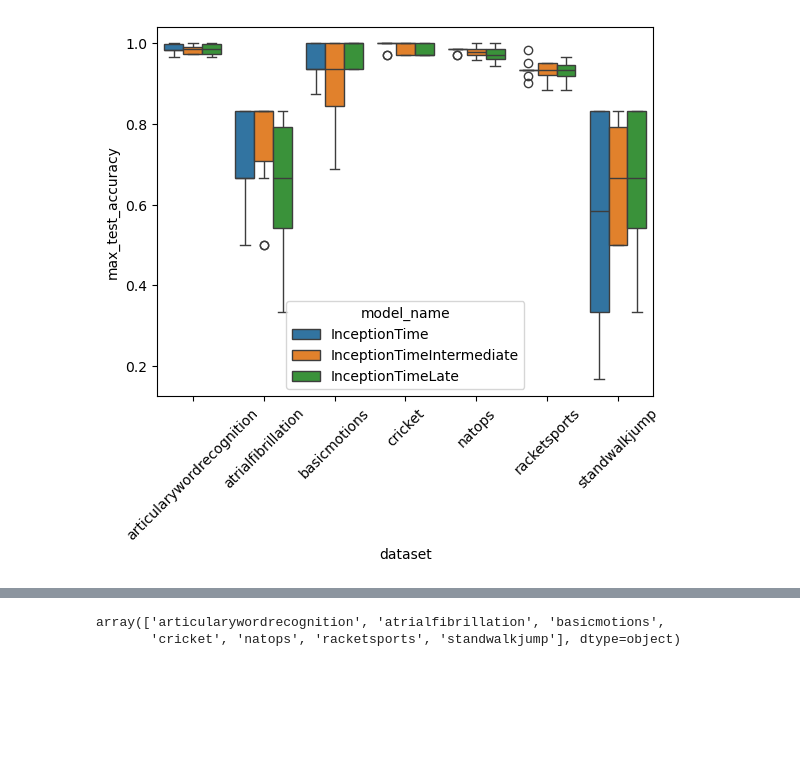
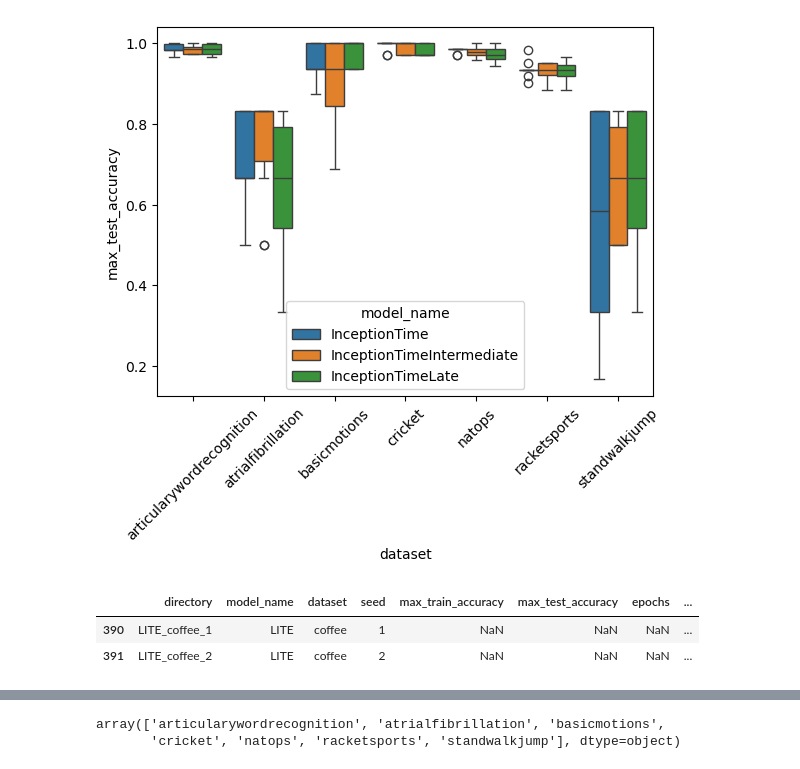
Before and after one commit to samuelthomaz7/multimodal_time_series_classification, a Jupyter notebook: test_notebook.ipynb, the cells around one changed output, grey strips where cells are left out. Cells and saved outputs as stored; diff of their text form; code cells hidden in the pictures; blank space fills up the shorter version.

```diff
--- a/test_notebook.ipynb
+++ b/test_notebook.ipynb
@@ -113,6 +113,12 @@ Try using .loc[row_indexer,col_indexer] = value instead
 See the caveats in the documentation: https://pandas.pydata.org/pandas-docs/stable/user_guide/indexing.html#returning-a-view-versus-a-copy
   used_data['model_name'] = used_data['model_name'].apply(rename_model)
 [figure]
+# %%
+used_data.query("dataset == 'coffee'")
+# %% [output]
+|  | directory | model_name | dataset | seed | max_train_accuracy | max_test_accuracy | epochs | ... |
+| 390 | LITE_coffee_1 | LITE | coffee | 1 | NaN | NaN | NaN | ... |
+| 391 | LITE_coffee_2 | LITE | coffee | 2 | NaN | NaN | NaN | ... |
 # %%
 used_data = complete_data.loc[complete_data.model_name.isin(['LITE','LITEIntermediate', 'LITELate'])]
 used_data['model_name'] = used_data['model_name'].apply(rename_model)
```
Also changed, not shown: parts of 6 cells of this notebook, 3 other files.
